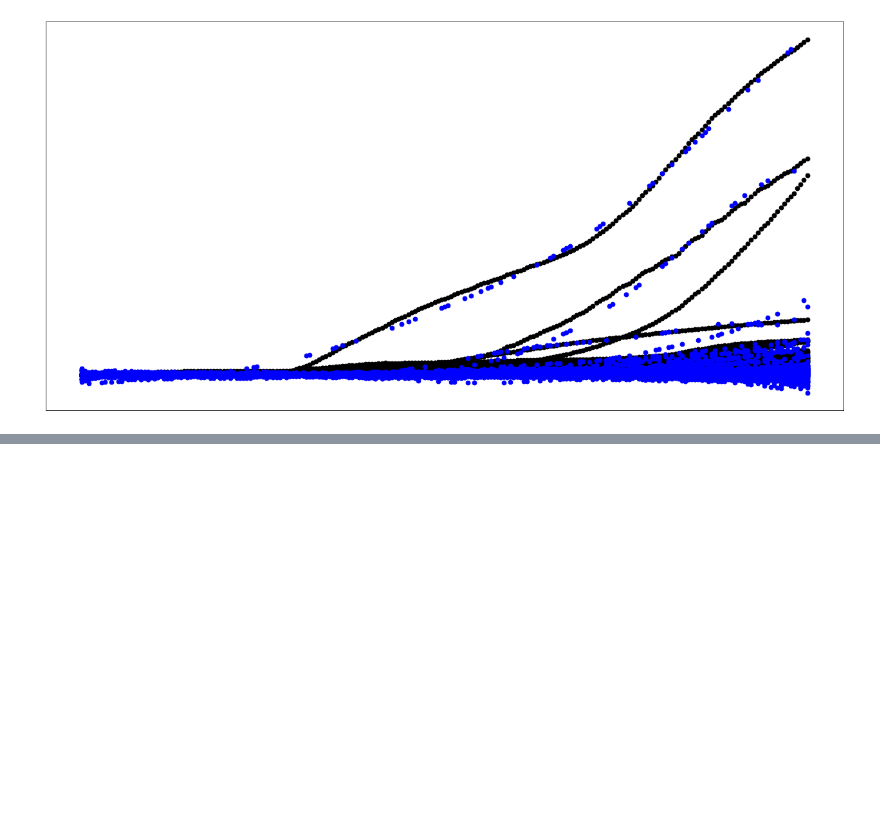
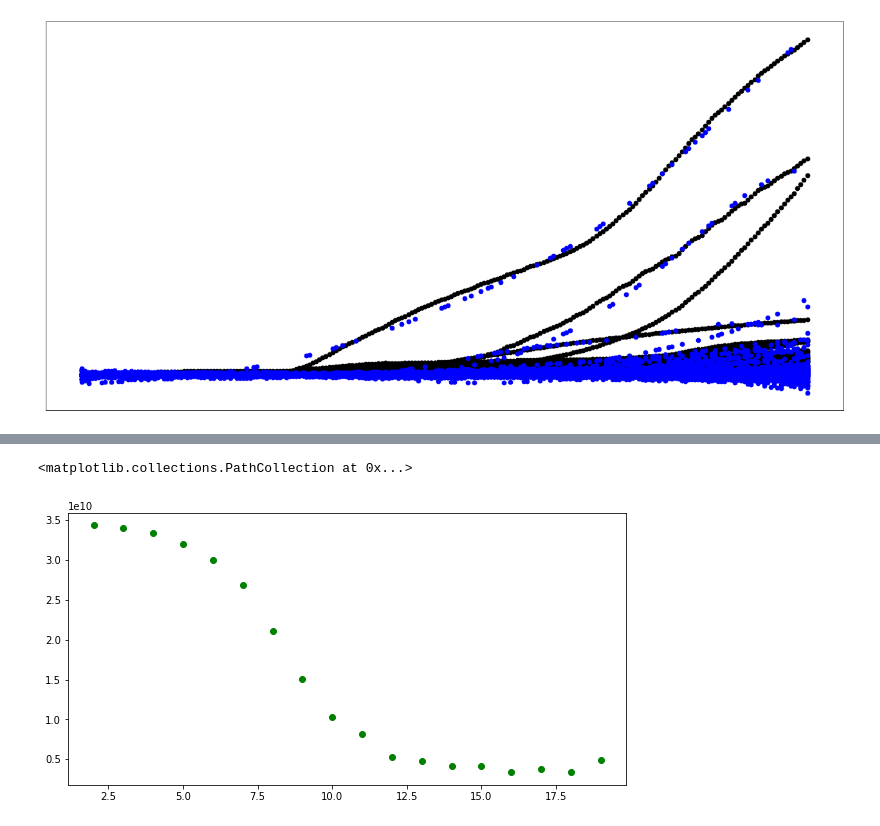
Before and after one commit to taimur1871/covid_spread, a Jupyter notebook: Rana_Assignment_Week0_Regression.ipynb, the cells around one changed output, grey strips where cells are left out. Cells and saved outputs as stored; diff of their text form; code cells hidden in the pictures; blank space fills up the shorter version.

```diff
--- a/Rana_Assignment_Week0_Regression.ipynb
+++ b/Rana_Assignment_Week0_Regression.ipynb
@@ -362,6 +351,8 @@ constant coefficient= [3212.08973118]
 from sklearn.preprocessing import PolynomialFeatures
 from sklearn.linear_model import LinearRegression
 from sklearn.metrics import mean_squared_error
+
+results_2 = {}
 
 for i in range(2, 20):
   poly = PolynomialFeatures(degree=i)
@@ -373,8 +364,11 @@ for i in range(2, 20):
   # Fit the model on train data only
   clf.fit(X_train_q2, y_train_q2)
   y_pred_q2 = clf.predict(X_test_q2)
+  sq_err = mse(y_test_q2, y_pred_q2)
 
-  print('MSE for ', i, 'is', mse(y_test_q2, y_pred_q2))
+  results_2[i] = sq_err
+
+  print('MSE for ', i, 'is', sq_err)
 # %% [output]
 MSE for  2 is 34331186667.30354
 MSE for  3 is 34001833764.346592
@@ -409,0 +410,6 @@ plt.show()
+# %%
+plt.figure(figsize=(10, 5))
+plt.scatter(x=results_2.keys(), y=results_2.values(), c='g')
+# %% [output]
+<matplotlib.collections.PathCollection at 0x...>
+[figure, added]
```
Also changed, not shown: parts of 8 cells of this notebook.
